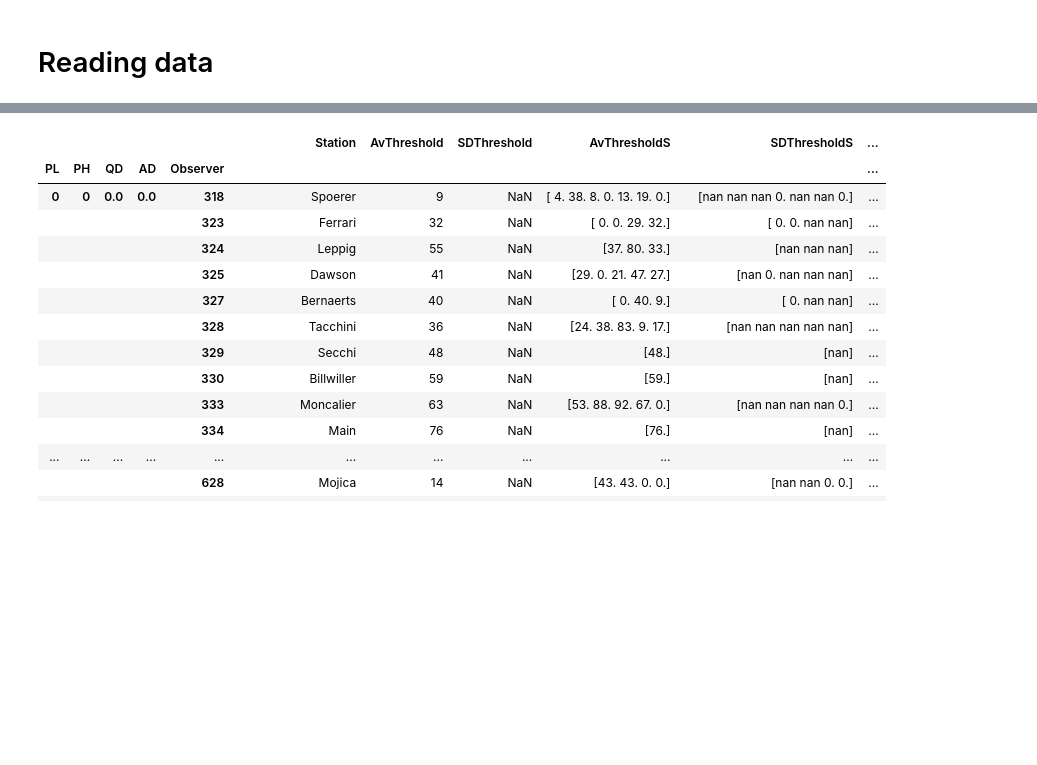
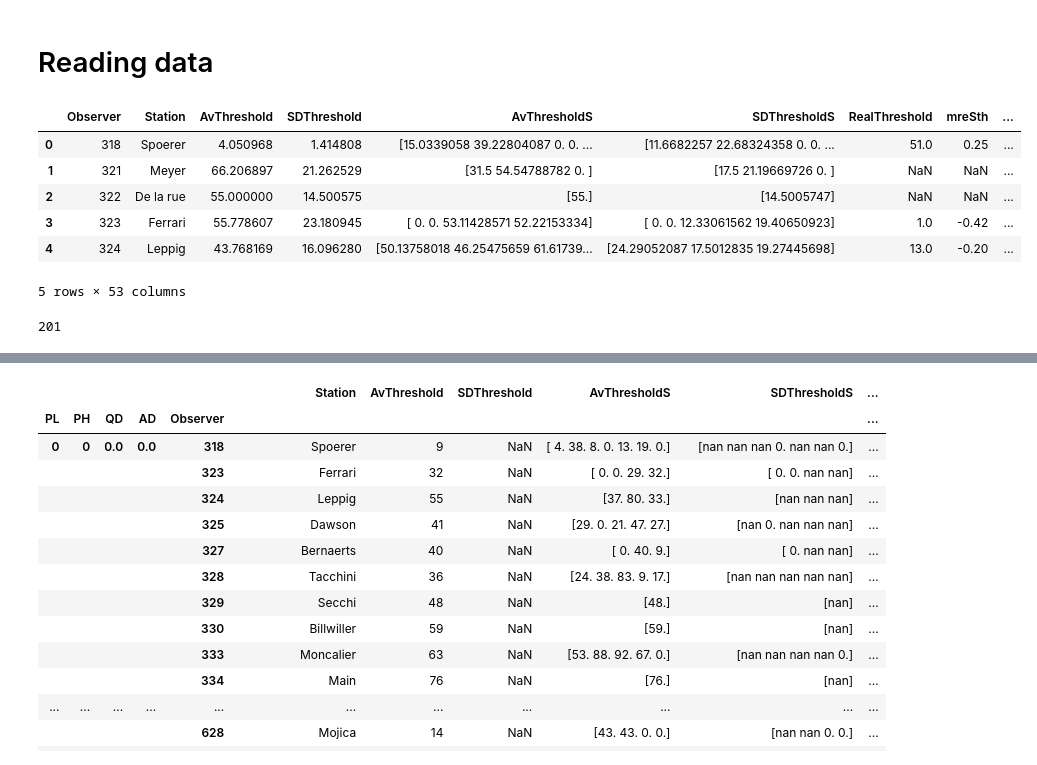
Before and after one commit to amunozj/GRPSSN, a Jupyter notebook: ADF_SSN_05_Metrics_Comparison.ipynb, the cells around one changed output, grey strips where cells are left out. Drawn from its saved outputs; the diff is of its cells as text; code cells hidden in the pictures; blank space fills up the shorter version.

```diff
--- a/ADF_SSN_05_Metrics_Comparison.ipynb
+++ b/ADF_SSN_05_Metrics_Comparison.ipynb
@@ -54,3 +58,27 @@ font = {'family': 'sans-serif',
 plt.rc('font', **font)
 # %% [markdown]
 # Reading data
+# %%
+path = 'D:/Mis Documentos/AAResearch/Codes/ADFSSN/test/MulL2Ov'
+
+# EMD
+dfEMD1 = pd.read_csv(path + '/A_O_NB50_Observer1_ADF.csv', header=0).drop_duplicates(subset='Observer', keep='last')
+dfEMD2 = pd.read_csv(path + '/A_O_NB50_Observer2_ADF.csv', header=0).drop_duplicates(subset='Observer', keep='last')
+dfEMD3 = pd.read_csv(path + '/A_O_NB50_Observer3_ADF.csv', header=0).drop_duplicates(subset='Observer', keep='last')
+
+dfEMD = pd.concat([dfEMD1, dfEMD2, dfEMD3])
+dfEMD=dfEMD.reset_index(drop=True)
+
+dfEMD.head()
+# %% [output]
+|  | Observer | Station | AvThreshold | SDThreshold | AvThresholdS | SDThresholdS | RealThreshold | mreSth | ... |
+| 0 | 318 | Spoerer | 4.050968 | 1.414808 | [15.0339058 39.22804087 0. 0. ... | [11.6682257 22.68324358 0. 0. ... | 51.0 | 0.25 | ... |
+| 1 | 321 | Meyer | 66.206897 | 21.262529 | [31.5 54.54788782 0. ] | [17.5 21.19669726 0. ] | NaN | NaN | ... |
+| 2 | 322 | De la rue | 55.000000 | 14.500575 | [55.] | [14.5005747] | NaN | NaN | ... |
+| 3 | 323 | Ferrari | 55.778607 | 23.180945 | [ 0. 0. 53.11428571 52.22153334] | [ 0. 0. 12.33061562 19.40650923] | 1.0 | -0.42 | ... |
+| 4 | 324 | Leppig | 43.768169 | 16.096280 | [50.13758018 46.25475659 61.61739... | [24.29052087 17.5012835 19.27445698] | 13.0 | -0.20 | ... |
+5 rows × 53 columns
+# %%
+dfEMD.shape[0]
+# %% [output]
+201
```
Also changed, not shown: parts of 7 cells of this notebook, 3 other files.
